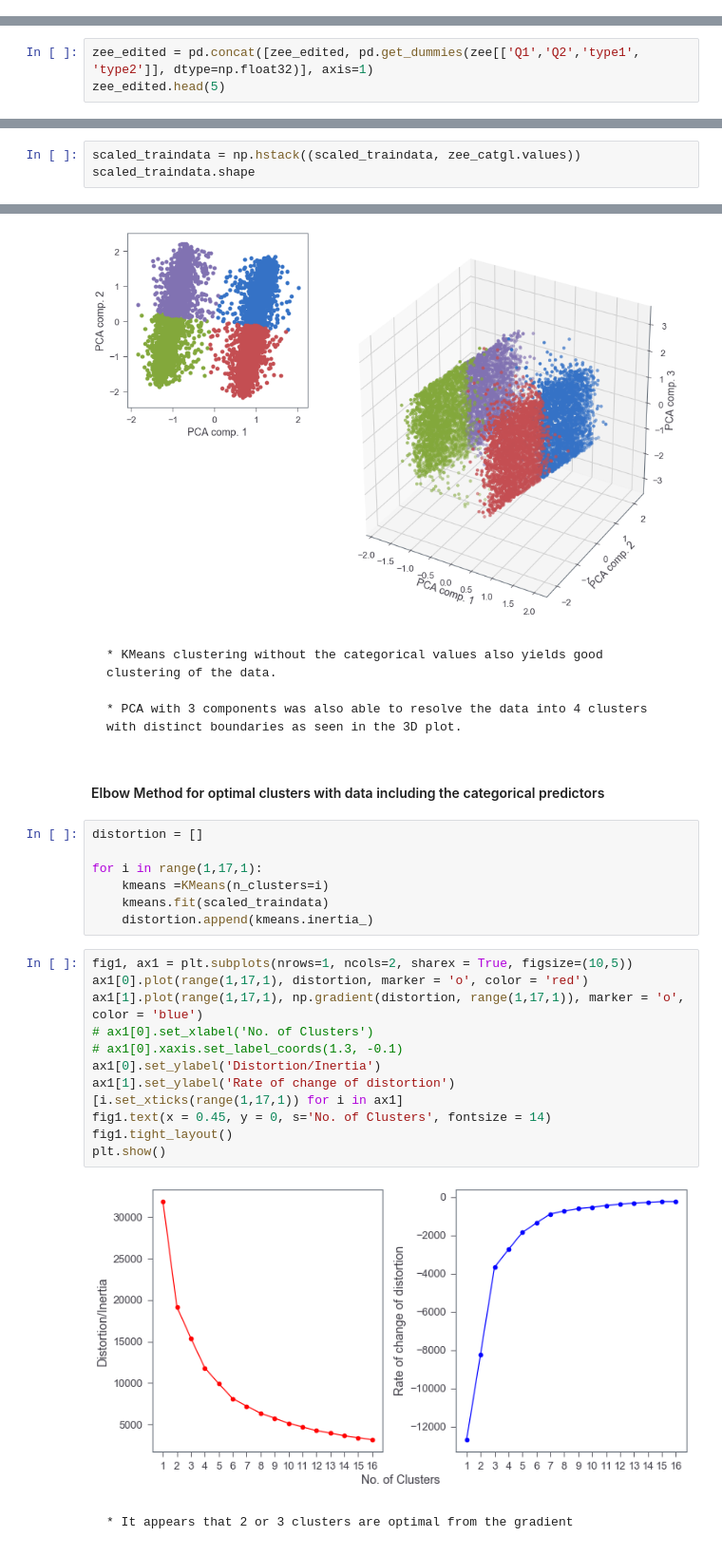
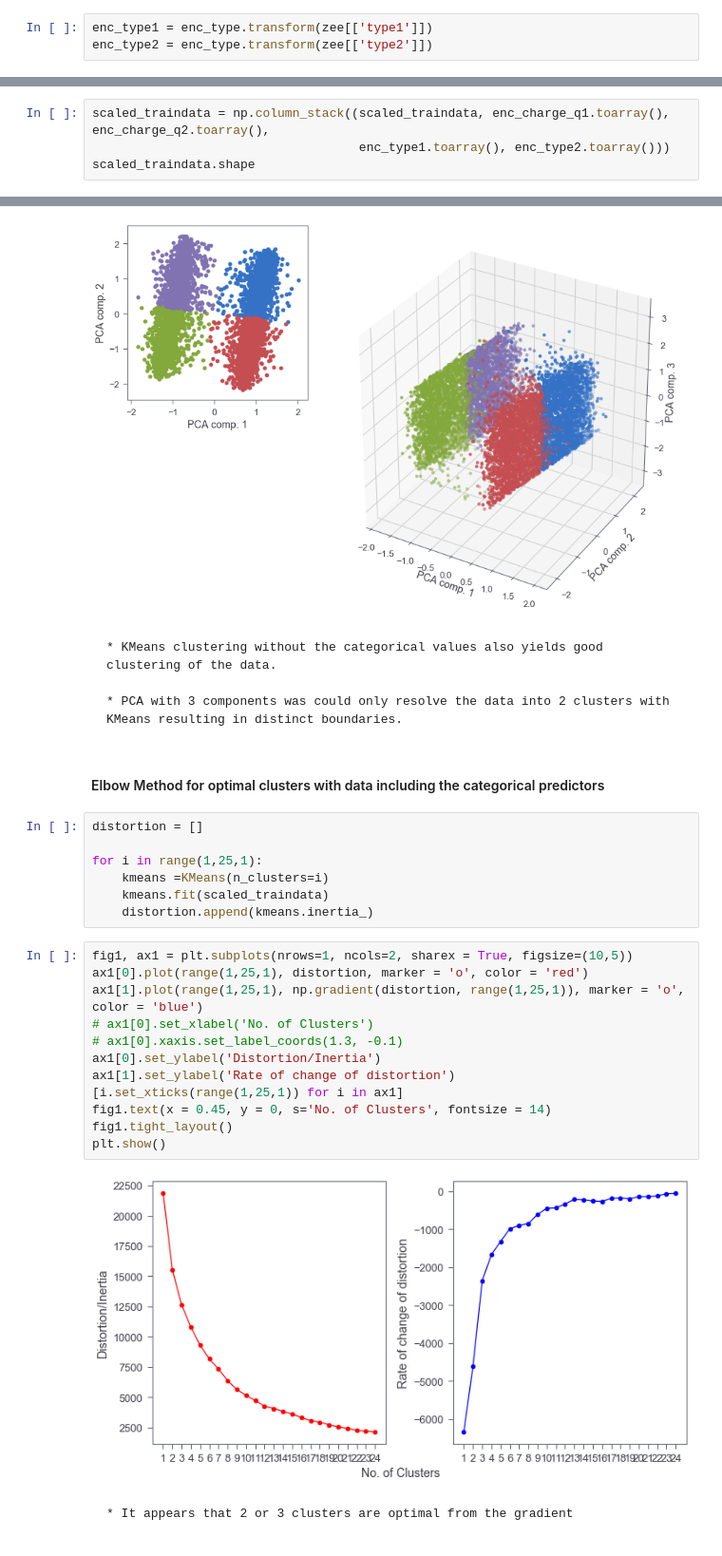
Before and after one commit to sameervk/Unsupervised_ML_of_Z_boson_decay, a Jupyter notebook: Zee-decay_experimental_v1.ipynb, the cells around one changed output, grey strips where cells are left out. Shown at 95% size. Cells and saved outputs as stored; diff of their text form.

```diff
--- a/Zee-decay_experimental_v1.ipynb
+++ b/Zee-decay_experimental_v1.ipynb
@@ -290,0 +339,3 @@ pd.get_dummies(zee[['Q1','Q2','type1', 'type2']], dtype=np.float32)
+# %%
+enc_type1 = enc_type.transform(zee[['type1']])
+enc_type2 = enc_type.transform(zee[['type2']])
@@ -301,3 +368,0 @@ zee_catgl.head(5)
-# %%
-zee_edited = pd.concat([zee_edited, pd.get_dummies(zee[['Q1','Q2','type1', 'type2']], dtype=np.float32)], axis=1)
-zee_edited.head(5)
@@ -353,4 +414,5 @@ array([ 3.75667e+01,  2.28920e+00,  2.05260e+00,  2.51000e-02,
 # %%
-scaled_traindata = np.hstack((scaled_traindata, zee_catgl.values))
+scaled_traindata = np.column_stack((scaled_traindata, enc_charge_q1.toarray(), enc_charge_q2.toarray(),
+                                    enc_type1.toarray(), enc_type2.toarray()))
 scaled_traindata.shape
 # %% [output]
@@ -443,30 +512,30 @@ plot_func(scaled_traindata[:,:16], predicted_no_cat, figsize=(12,8))
 # %% [markdown]
     * KMeans clustering without the categorical values also yields good clustering of the data.
 
-    * PCA with 3 components was also able to resolve the data into 4 clusters with distinct boundaries as seen in the 3D plot.
+    * PCA with 3 components was could only resolve the data into 2 clusters with KMeans resulting in distinct boundaries.
 # %% [markdown]
 #### Elbow Method for optimal clusters with data including the categorical predictors
 # %%
 distortion = []
 
-for i in range(1,17,1):
+for i in range(1,25,1):
     kmeans =KMeans(n_clusters=i)
     kmeans.fit(scaled_traindata)
     distortion.append(kmeans.inertia_)
 # %%
 fig1, ax1 = plt.subplots(nrows=1, ncols=2, sharex = True, figsize=(10,5))
-ax1[0].plot(range(1,17,1), distortion, marker = 'o', color = 'red')
-ax1[1].plot(range(1,17,1), np.gradient(distortion, range(1,17,1)), marker = 'o', color = 'blue')
+ax1[0].plot(range(1,25,1), distortion, marker = 'o', color = 'red')
+ax1[1].plot(range(1,25,1), np.gradient(distortion, range(1,25,1)), marker = 'o', color = 'blue')
 # ax1[0].set_xlabel('No. of Clusters')
 # ax1[0].xaxis.set_label_coords(1.3, -0.1)
 ax1[0].set_ylabel('Distortion/Inertia')
 ax1[1].set_ylabel('Rate of change of distortion')
-[i.set_xticks(range(1,17,1)) for i in ax1]
+[i.set_xticks(range(1,25,1)) for i in ax1]
 fig1.text(x = 0.45, y = 0, s='No. of Clusters', fontsize = 14)
 fig1.tight_layout()
 plt.show()
 # %% [output]
-[figure, old version]
+[figure, new version]
 # %% [markdown]
     * It appears that 2 or 3 clusters are optimal from the gradient
 # %%
```
Also changed, not shown: parts of 249 cells of this notebook.
